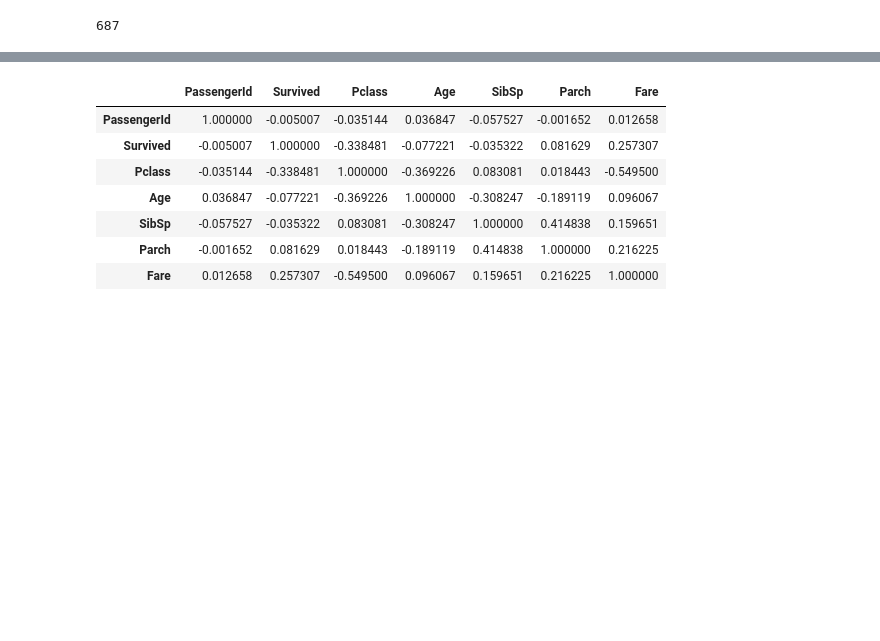
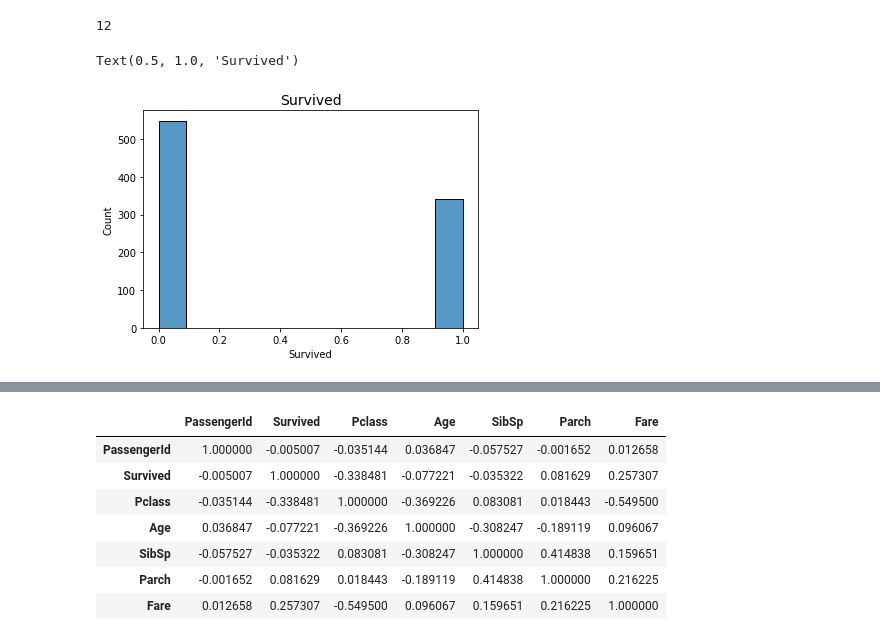
Before and after one commit to hellowithchicken/DataMining, a Jupyter notebook: basic_assignment/titanic/assignment_1_titanic.ipynb, the cells around one changed output, grey strips where cells are left out. Cells and saved outputs as stored; diff of their text form; code cells hidden in the pictures; blank space fills up the shorter version.

```diff
--- a/basic_assignment/titanic/assignment_1_titanic.ipynb
+++ b/basic_assignment/titanic/assignment_1_titanic.ipynb
@@ -35,9 +38,20 @@ data.head()
 | 2 | 3 | 1 | 3 | Heikkinen, Miss. Laina | female | 26.0 | 0 | 0 | STON/O2. 3101282 | 7.9250 | ... |
 | 3 | 4 | 1 | 1 | Futrelle, Mrs. Jacques Heath (Lil... | female | 35.0 | 1 | 0 | 113803 | 53.1000 | ... |
 | 4 | 5 | 0 | 3 | Allen, Mr. William Henry | male | 35.0 | 0 | 0 | 373450 | 8.0500 | ... |
-# %%
-data.Cabin.isna().sum()
-# %% [output]
-687
+# %%
+len(data.columns)
+# %% [output]
+12
+# %%
+# Distribution of age
+
+import seaborn as sns
+# plt.hist([data["Survived"], data["Sex"]], color=['r','b'], alpha=0.5)
+
+# sns.cubehelix_palette(as_cmap=True)
+sns.histplot(data=data, x="Survived").set_title('Survived', fontsize=14)
+# %% [output]
+Text(0.5, 1.0, 'Survived')
+[figure, added]
 # %%
 # Distribution of age
```
Also changed, not shown: parts of 5 cells of this notebook.
